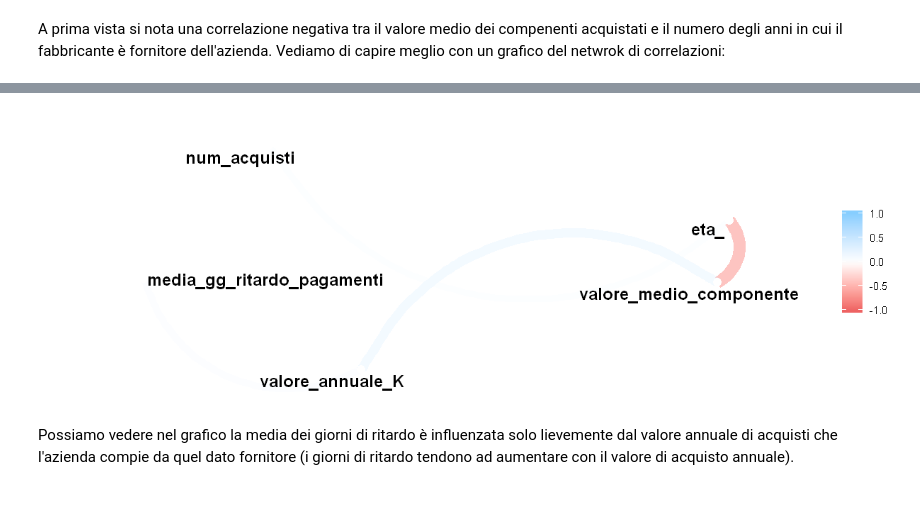
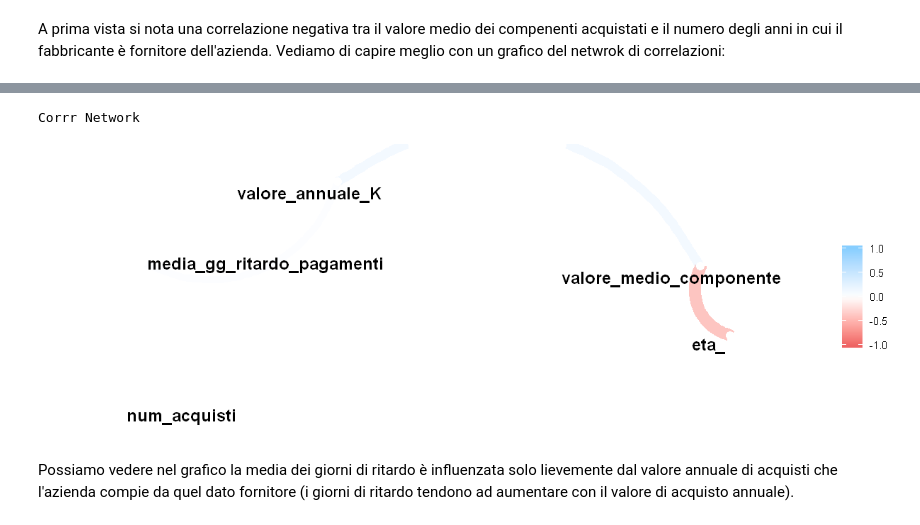
Before and after one commit to LorenzoNegri/Investigazioni-Statistiche-Fornitori, a Jupyter notebook: Test Chi-square Indipendenza/analisi_ritardo_consegne.ipynb, the cells around one changed output, grey strips where cells are left out. Cells and saved outputs as stored; diff of their text form; code cells hidden in the pictures.

```diff
--- a/Test Chi-square Indipendenza/analisi_ritardo_consegne.ipynb
+++ b/Test Chi-square Indipendenza/analisi_ritardo_consegne.ipynb
@@ -128,0 +123,4 @@ A matrix: 5 × 5 of type dbl
+# %%
+# correlazioni con la libreria corrr
+rdf <- dat_mx %>% correlate(method = c("pearson", "kendall", "spearman"))
+rdf
@@ -144,11 +140,13 @@ x dplyr::lag()      masks stats::lag()
 # %%
 library(repr) # utilizzo il package "repr" per avere più controllo sulle dimensioni dei grafici
     options(repr.plot.width=10, repr.plot.height=3.5)
 
 # network correlation plot
-cor_p %>% network_plot(min_cor = .1)
+cat("Corrr Network\n   \n")
+rdf %>% network_plot(min_cor = .1)
 # %% [output]
+Corrr Network
-[figure, old version]
+[figure, new version]
 # %% [markdown]
 Possiamo vedere nel grafico la media dei giorni di ritardo è influenzata solo lievemente dal valore annuale di acquisti che l'azienda compie da quel dato fornitore (i giorni di ritardo tendono ad aumentare con il valore di acquisto annuale).
 # %% [markdown]
```
Also changed, not shown: parts of 7 cells of this notebook.
